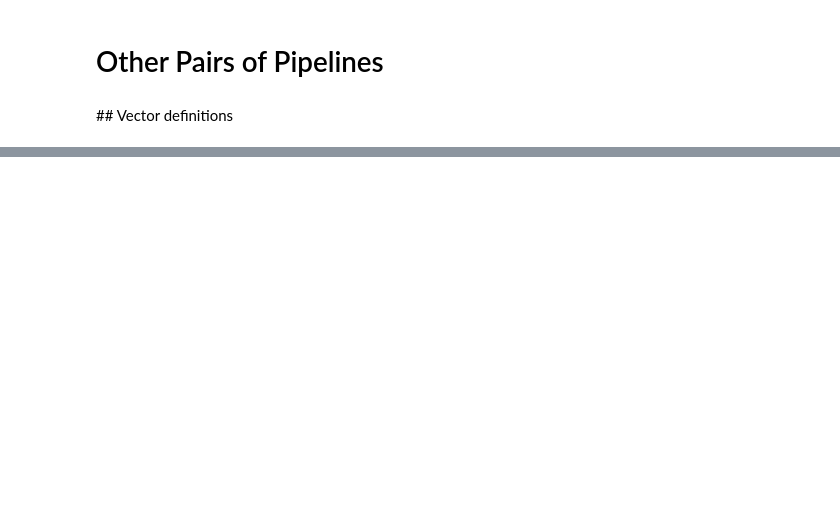
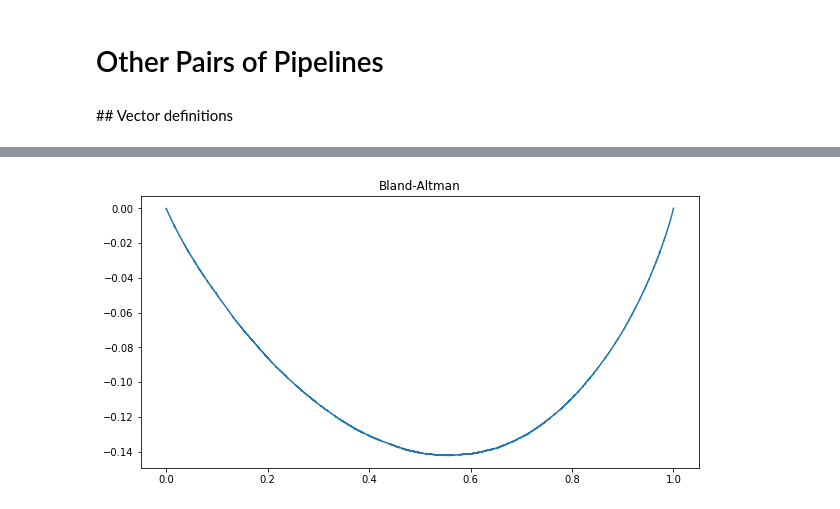
Before and after one commit to xroll174/Correct-Variability-Pipelines, a Jupyter notebook: results/Results.ipynb, the cells around one changed output, grey strips where cells are left out. Drawn from its saved outputs; the diff is of its cells as text; code cells hidden in the pictures; blank space fills up the shorter version.

```diff
--- a/results/Results.ipynb
+++ b/results/Results.ipynb
@@ -83,3 +120,19 @@ def qqplot2(data,num_bins):
+# %%
+def Bland_Altman(data):
+    f,(ax2) = plt.subplots(1,sharey=False,figsize=(10,5))
+
+    dist = scipy.stats.t
+
+    p_th = [t/len(data) for t in range(1,len(data)+1)]
+    p_obs = sorted(dist.sf(np.array(data),98))
+
+    ba_mean = [(p_th[i] + p_obs[i])/2 for i in range(len(data))]
+    ba_diff = [(p_th[i] - p_obs[i]) for i in range(len(data))]
+
+    line1, = ax2.plot(ba_mean, ba_diff,
+                         label='Bland-Altman')
+    ax2.set_title('Bland-Altman')
+    plt.show()
 # %% [markdown]
 # Tailles des masques
 # %%
@@ -122,4 +156,4 @@ qqplot(Vect_vox_561_561,100)
 # %% [markdown]
 ## Vector definitions
 # %%
-Vect_vox_561_500 = voxel_concat(5,6,1,5,0,0);
+Vect_vox_561_500_sample = voxel_concat_sample(5,6,1,5,0,0);
@@ -158,4 +183,0 @@ Vect_vox_561_8241 = voxel_concat(5,6,1,8,24,1);
-# %%
-with open("sample_561_500.txt","r") as V0:
-    filecontents=V0.readlines()
-Vect_vox_561_500_sample=[float(i) for i in filecontents]
@@ -178 +188,5 @@ Vect_vox_561_501_sample=[float(i) for i in filecontents]
+# %%
+Bland_Altman(Vect_vox_561_500_sample)
+# %% [output]
+[figure, added]
 # %%
```
Also changed, not shown: parts of 65 cells of this notebook.
